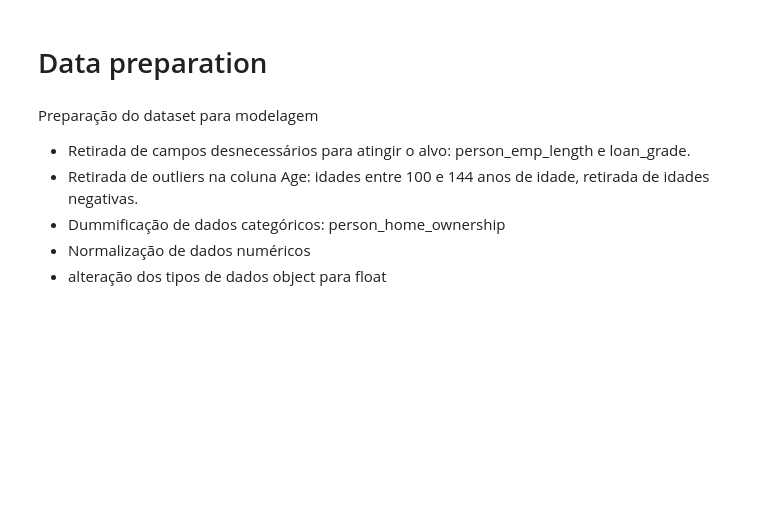
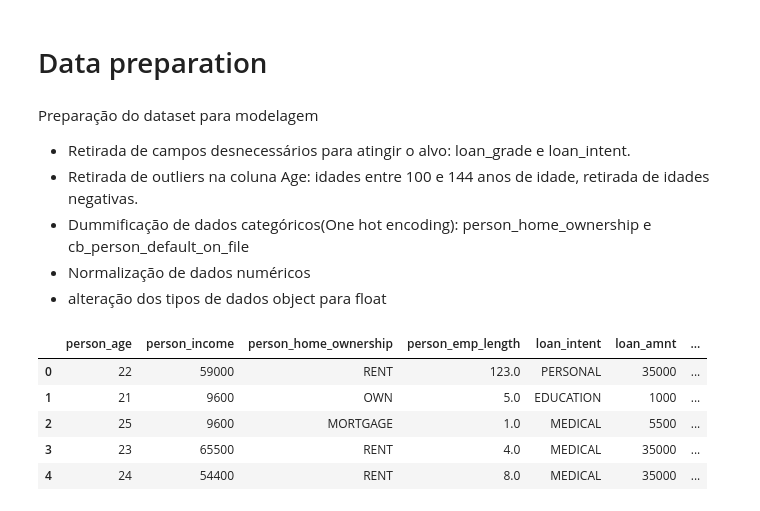
Before and after one commit to Ewertonv90/Credit-Score-Classification_Risk, a Jupyter notebook: project-credit-classfication.ipynb, the cells around one changed output. Cells and saved outputs as stored; diff of their text form; code cells hidden in the pictures; blank space fills up the shorter version.

Commit message:
drop de linhas inconsistentes e colunas desnecessarias.

```diff
--- a/project-credit-classfication.ipynb
+++ b/project-credit-classfication.ipynb
@@ -156,8 +156,18 @@ plt.boxplot(df['person_age'])
 # %% [markdown]
 Preparação do dataset para modelagem
 
-- Retirada de campos desnecessários para atingir o alvo: person_emp_length e loan_grade.
+- Retirada de campos desnecessários para atingir o alvo: loan_grade e loan_intent.
 - Retirada de outliers na coluna Age: idades entre 100 e  144 anos de idade, retirada de idades negativas.
-- Dummificação de dados categóricos: person_home_ownership
+- Dummificação de dados categóricos(One hot encoding): person_home_ownership e cb_person_default_on_file
 - Normalização de dados numéricos
 - alteração dos tipos de dados object para float
+# %%
+df = df.drop(columns=[ 'loan_grade'])
+df.head()
+# %% [output]
+|  | person_age | person_income | person_home_ownership | person_emp_length | loan_intent | loan_amnt | ... |
+| 0 | 22 | 59000 | RENT | 123.0 | PERSONAL | 35000 | ... |
+| 1 | 21 | 9600 | OWN | 5.0 | EDUCATION | 1000 | ... |
+| 2 | 25 | 9600 | MORTGAGE | 1.0 | MEDICAL | 5500 | ... |
+| 3 | 23 | 65500 | RENT | 4.0 | MEDICAL | 35000 | ... |
+| 4 | 24 | 54400 | RENT | 8.0 | MEDICAL | 35000 | ... |
```
Also changed, not shown: parts of 4 cells of this notebook.
